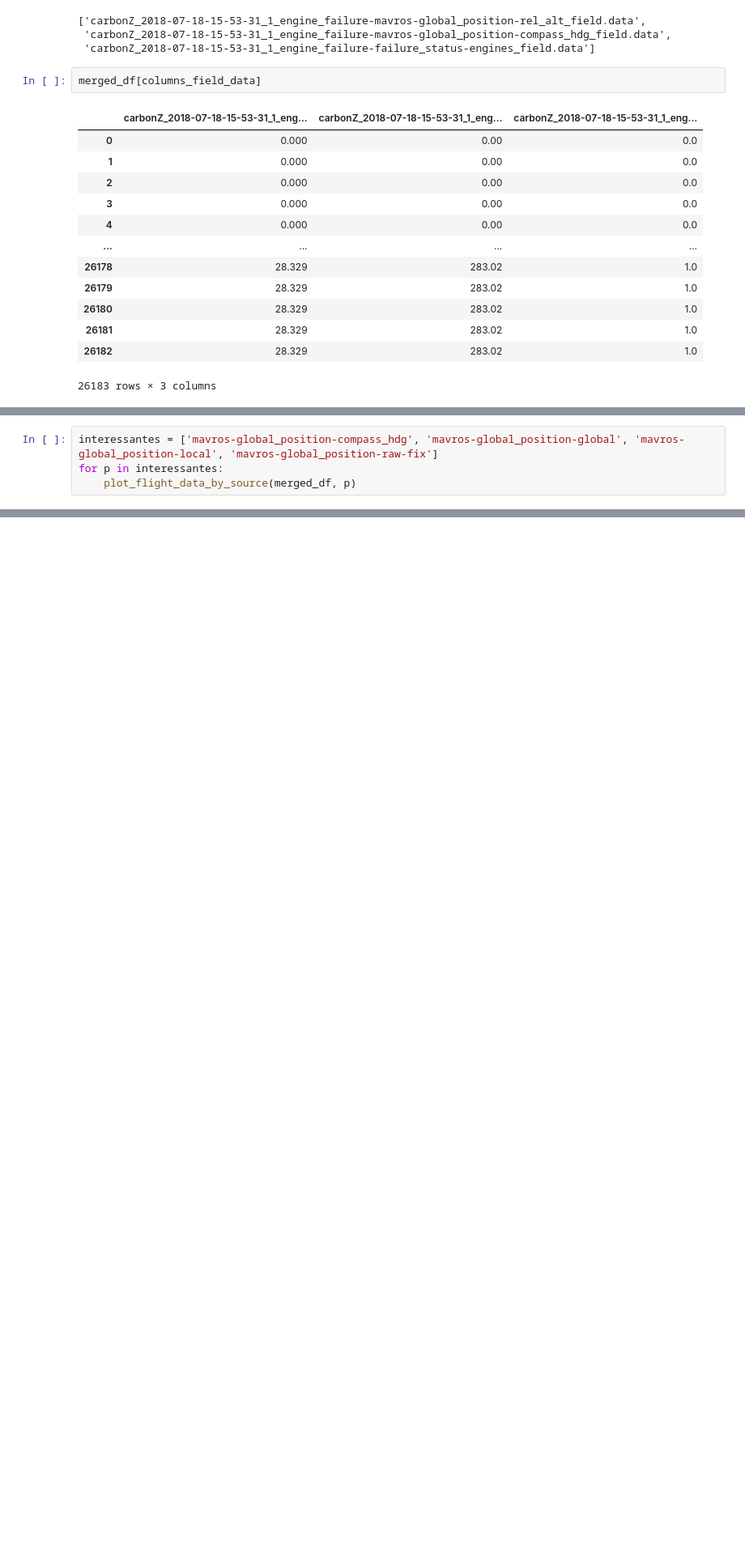
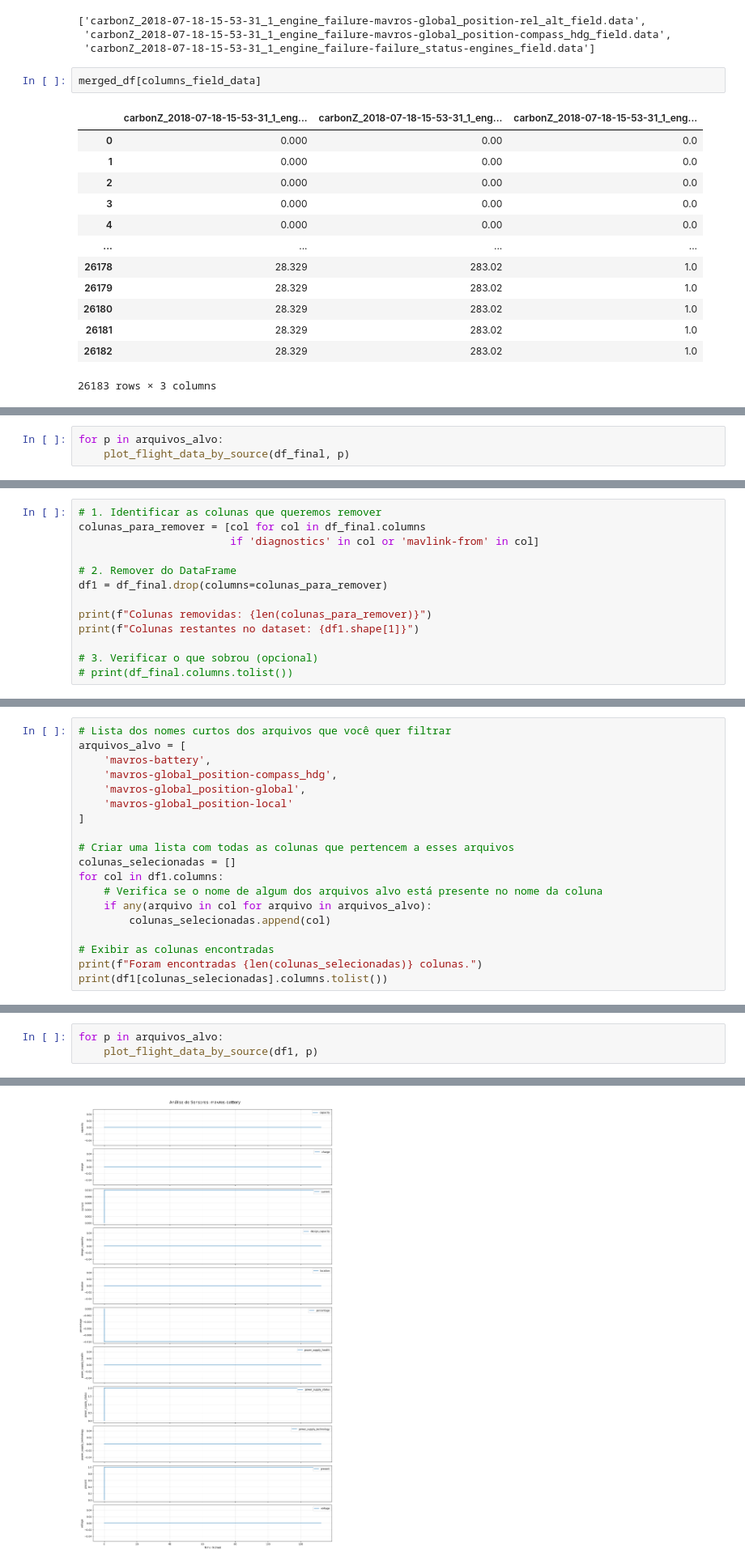
Before and after one commit to RenatodaCostaSantos/flight_anomaly_detection, a Jupyter notebook: aeroespacial-2/notebooks/00_00_data_exploration copy.ipynb, the cells around one changed output, grey strips where cells are left out. Shown at 81% size. Saved outputs shown, nothing was run; the diff lists cells and outputs as text; blank space fills up the shorter version.

```diff
--- a/aeroespacial-2/notebooks/00_00_data_exploration copy.ipynb
+++ b/aeroespacial-2/notebooks/00_00_data_exploration copy.ipynb
@@ -317,4 +166,0 @@ Plotando 7 colunas de: mavlink-from
-# %%
-interessantes = ['mavros-global_position-compass_hdg', 'mavros-global_position-global', 'mavros-global_position-local', 'mavros-global_position-raw-fix']
-for p in interessantes:
-    plot_flight_data_by_source(merged_df, p)
@@ -329,0 +307,3 @@ Plotando 5 colunas de: mavros-global_position-raw-fix
+# %%
+for p in arquivos_alvo:
+    plot_flight_data_by_source(df_final, p)
@@ -329,0 +318,13 @@ Plotando 5 colunas de: mavros-global_position-raw-fix
+# %%
+# 1. Identificar as colunas que queremos remover
+colunas_para_remover = [col for col in df_final.columns
+                        if 'diagnostics' in col or 'mavlink-from' in col]
+
+# 2. Remover do DataFrame
+df1 = df_final.drop(columns=colunas_para_remover)
+
+print(f"Colunas removidas: {len(colunas_para_remover)}")
+print(f"Colunas restantes no dataset: {df1.shape[1]}")
+
+# 3. Verificar o que sobrou (opcional)
+# print(df_final.columns.tolist())
@@ -329,0 +422,19 @@ Plotando 5 colunas de: mavros-global_position-raw-fix
+# %%
+# Lista dos nomes curtos dos arquivos que você quer filtrar
+arquivos_alvo = [
+    'mavros-battery',
+    'mavros-global_position-compass_hdg',
+    'mavros-global_position-global',
+    'mavros-global_position-local'
+]
+
+# Criar uma lista com todas as colunas que pertencem a esses arquivos
+colunas_selecionadas = []
+for col in df1.columns:
+    # Verifica se o nome de algum dos arquivos alvo está presente no nome da coluna
+    if any(arquivo in col for arquivo in arquivos_alvo):
+        colunas_selecionadas.append(col)
+
+# Exibir as colunas encontradas
+print(f"Foram encontradas {len(colunas_selecionadas)} colunas.")
+print(df1[colunas_selecionadas].columns.tolist())
@@ -329,0 +486,4 @@ Plotando 5 colunas de: mavros-global_position-raw-fix
+# %%
+for p in arquivos_alvo:
+    plot_flight_data_by_source(df1, p)
+# %% [output]
@@ -329,0 +491 @@ Plotando 5 colunas de: mavros-global_position-raw-fix
+[figure, added]
```
Also changed, not shown: parts of 33 cells of this notebook.
